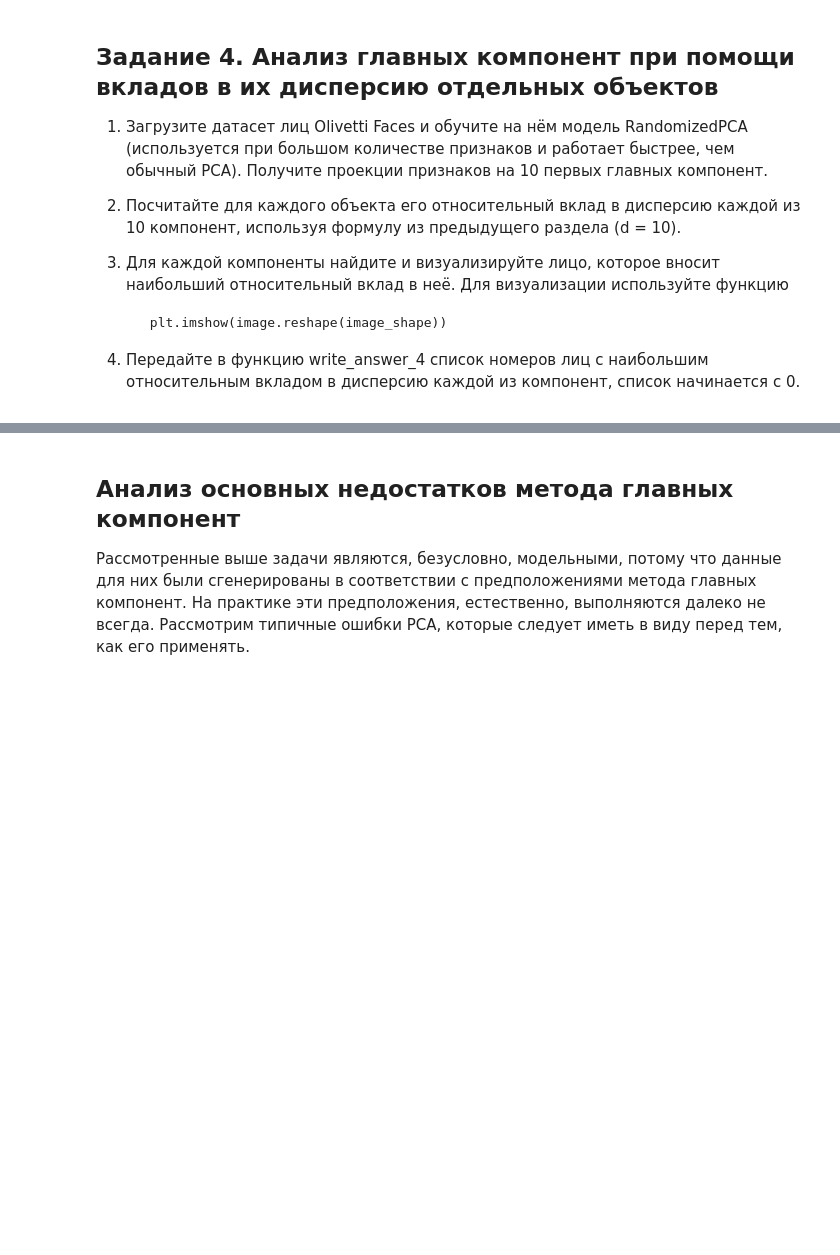
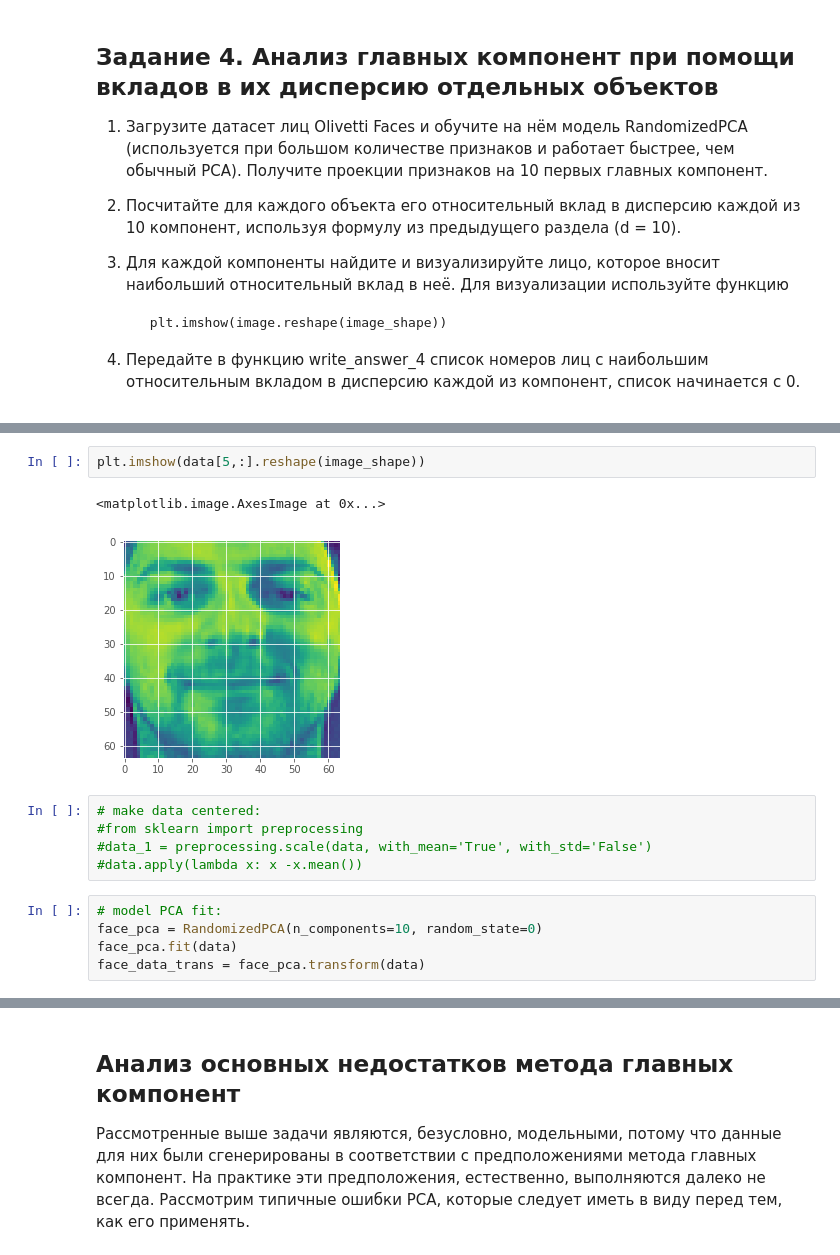
Before and after one commit to kirrlix1994/specialization_yandex_and_mipt, a Jupyter notebook: 3-unsupervised-learning/assignments/c3_w2_PCA.ipynb, the cells around one changed output, grey strips where cells are left out. Saved outputs shown, nothing was run; the diff lists cells and outputs as text; blank space fills up the shorter version.

```diff
--- a/3-unsupervised-learning/assignments/c3_w2_PCA.ipynb
+++ b/3-unsupervised-learning/assignments/c3_w2_PCA.ipynb
@@ -504,0 +583,15 @@ image_shape = (64, 64)
+# %%
+plt.imshow(data[5,:].reshape(image_shape))
+# %% [output]
+<matplotlib.image.AxesImage at 0x...>
+[figure, added]
+# %%
+# make data centered:
+#from sklearn import preprocessing
+#data_1 = preprocessing.scale(data, with_mean='True', with_std='False')
+#data.apply(lambda x: x -x.mean())
+# %%
+# model PCA fit:
+face_pca = RandomizedPCA(n_components=10, random_state=0)
+face_pca.fit(data)
+face_data_trans = face_pca.transform(data)
```
Also changed, not shown: parts of 36 cells of this notebook, 5 other files.
